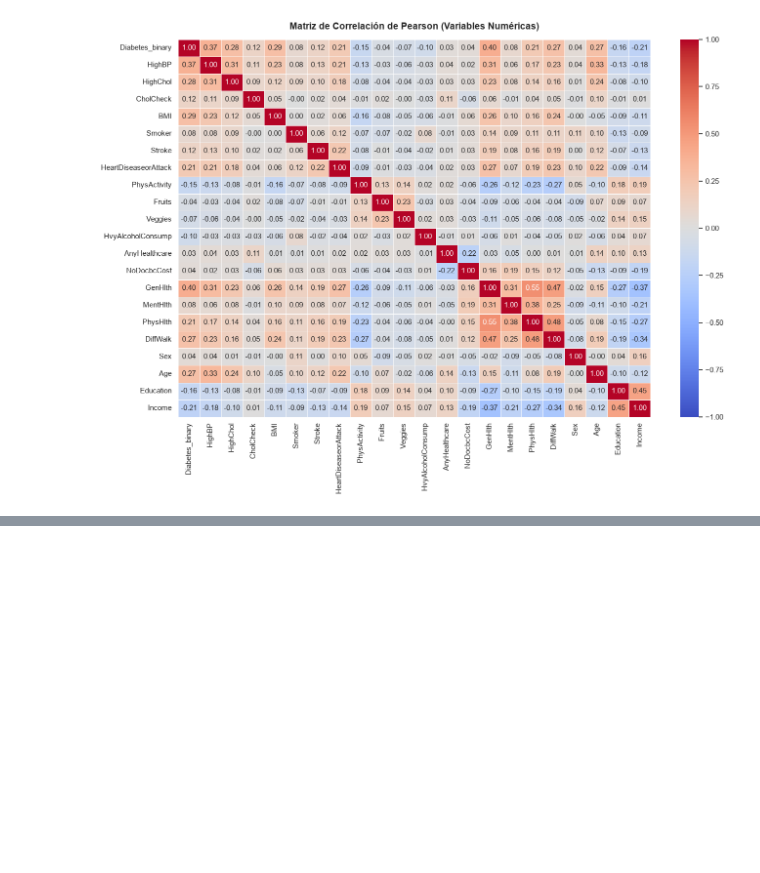
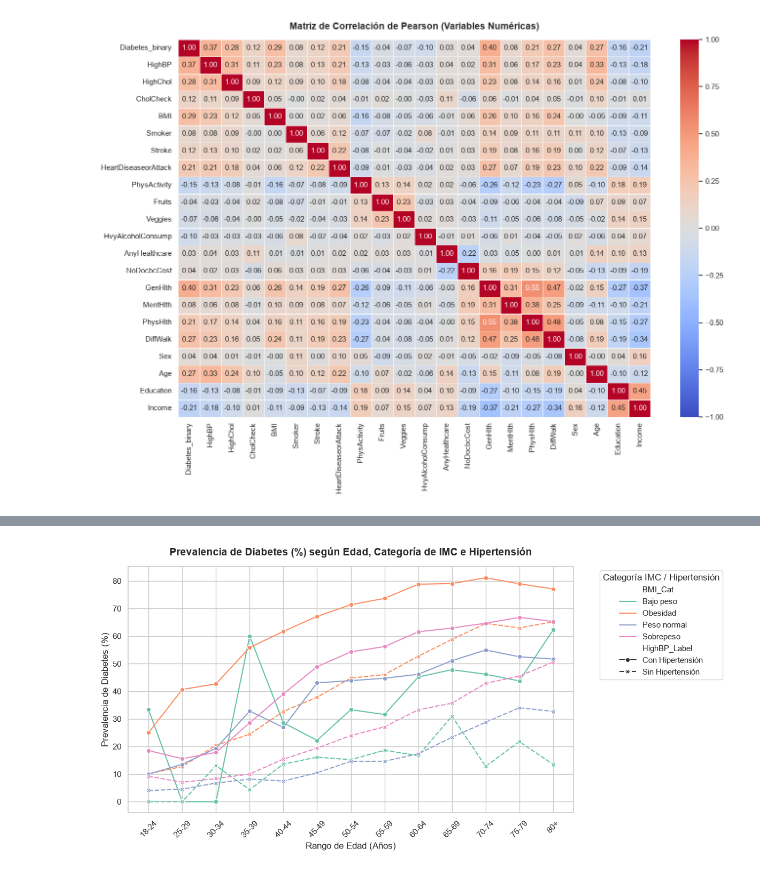
Before and after one commit to PDguezPgr/proyecto-eda-diabetes, a Jupyter notebook: eda_diabetes.ipynb, the cells around one changed output, grey strips where cells are left out. Cells and saved outputs as stored; diff of their text form; code cells hidden in the pictures; blank space fills up the shorter version.

```diff
--- a/eda_diabetes.ipynb
+++ b/eda_diabetes.ipynb
@@ -590,0 +595,30 @@ plt.show()
+# %%
+import seaborn as sns
+import matplotlib.pyplot as plt
+
+# Agrupar datos para calcular la proporción de diabetes por edad, IMC e hipertensión
+df_multi = df_clean.groupby(['Age_Group', 'BMI_Cat', 'HighBP_Label'], observed=False)['Diabetes_binary'].mean().reset_index()
+df_multi['Prevalencia_%'] = df_multi['Diabetes_binary'] * 100
+
+plt.figure(figsize=(12, 6))
+sns.lineplot(
+    data=df_multi,
+    x='Age_Group',
+    y='Prevalencia_%',
+    hue='BMI_Cat',
+    style='HighBP_Label',
+    markers=True,
+    dashes=True,
+    palette='Set2'
+)
+
+plt.title('Prevalencia de Diabetes (%) según Edad, Categoría de IMC e Hipertensión', fontsize=14, fontweight='bold', pad=15)
+plt.xlabel('Rango de Edad (Años)', fontsize=12)
+plt.ylabel('Prevalencia de Diabetes (%)', fontsize=12)
+plt.xticks(rotation=45)
+plt.legend(title='Categoría IMC / Hipertensión', bbox_to_anchor=(1.05, 1), loc='upper left')
+
+plt.tight_layout()
+plt.show()
+# %% [output]
+[figure, added]
```
Also changed, not shown: parts of 2 cells of this notebook.
